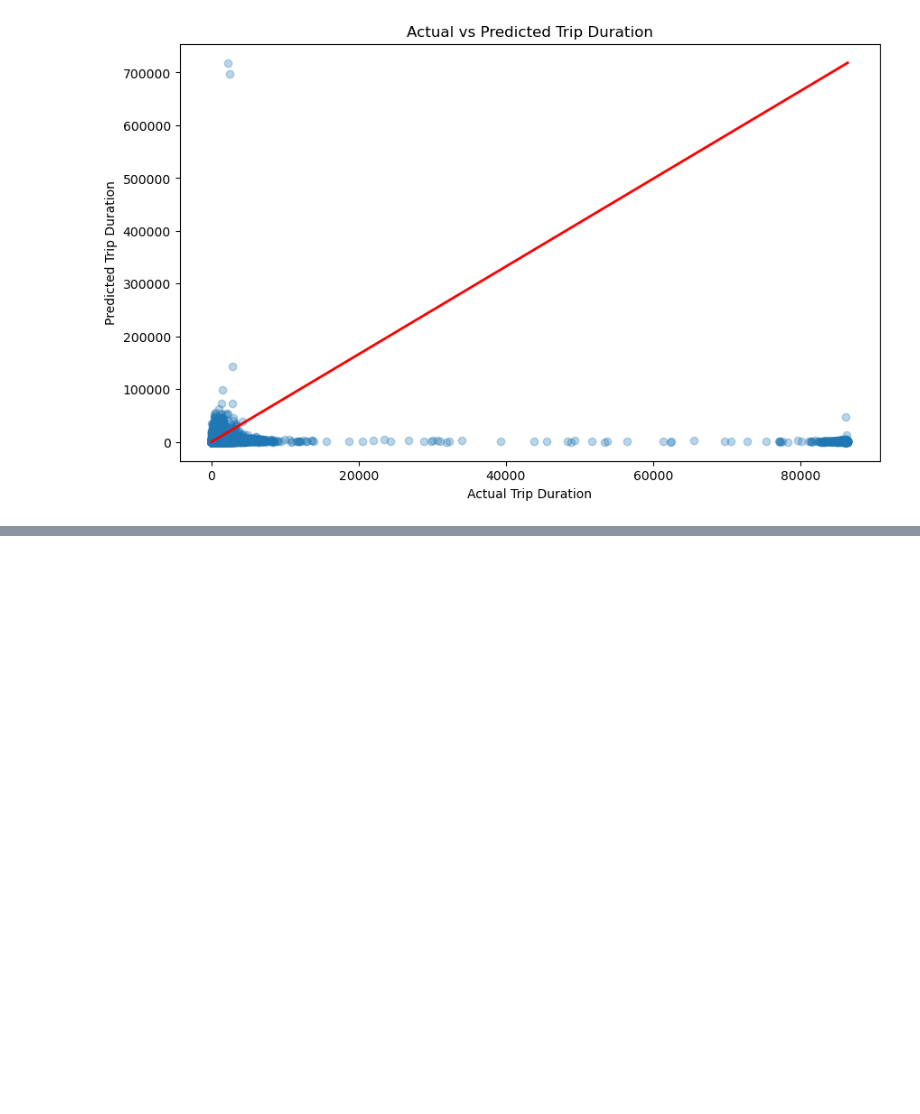
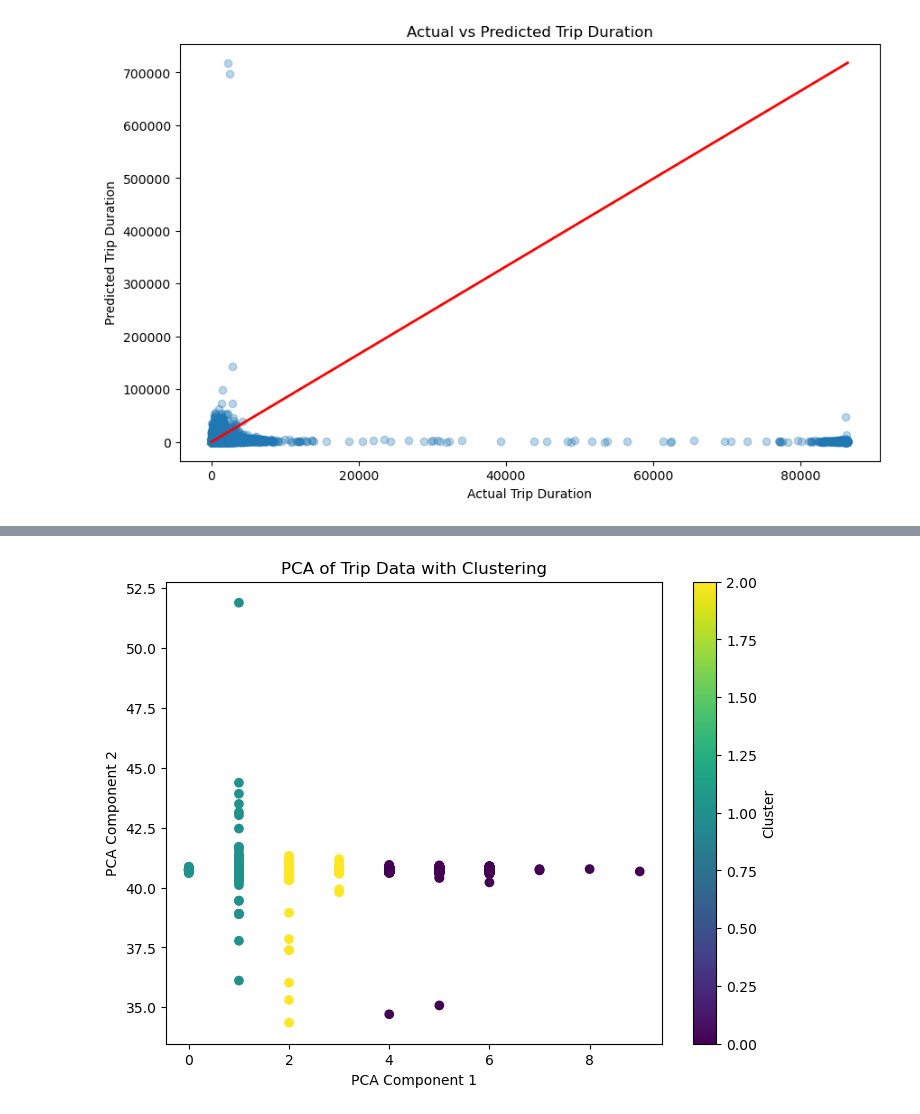
Before and after one commit to FloBeep/Project_4_NYC_TaxiTripData, a Jupyter notebook: local_test_model.ipynb, the cells around one changed output, grey strips where cells are left out. Drawn from its saved outputs; the diff is of its cells as text; code cells hidden in the pictures; blank space fills up the shorter version.

```diff
--- a/local_test_model.ipynb
+++ b/local_test_model.ipynb
@@ -183,0 +392,14 @@ plt.show()
+# %%
+from pyspark.ml.feature import VectorAssembler
+
+# Define the feature columns you want to assemble
+feature_columns = ["passenger_count", "pickup_latitude", "pickup_longitude", "dropoff_latitude", "dropoff_longitude"]
+
+# Create the VectorAssembler
+assembler = VectorAssembler(inputCols=feature_columns, outputCol="features")
+
+# Transform the data to include the features column
+df_prepared = assembler.transform(df2_encoded)
+
+# Display the features and trip_duration
+df_prepared.select("features", "trip_duration").show(truncate=False)
@@ -183,0 +427,15 @@ plt.show()
+# %%
+# Define KMeans model with 3 clusters
+kmeans = KMeans(featuresCol="features", k=3)
+
+# Fit the model
+kmeans_model = kmeans.fit(df_prepared)
+
+# Make predictions (assign cluster labels to each data point)
+predictions = kmeans_model.transform(df_prepared)
+
+# Show the first few predictions with cluster labels
+predictions.select("features", "prediction").show(5, truncate=False)
+
+# Convert to Pandas DataFrame for plotting
+pca_pd = predictions.toPandas()
@@ -183,0 +494,15 @@ plt.show()
+# %%
+# Extract PCA components and cluster predictions
+pca_pd['pca1'] = pca_pd['features'].apply(lambda x: x[0])  # First component
+pca_pd['pca2'] = pca_pd['features'].apply(lambda x: x[1])  # Second component
+
+# Plotting
+plt.figure(figsize=(8, 6))
+plt.scatter(pca_pd['pca1'], pca_pd['pca2'], c=pca_pd['prediction'], cmap='viridis')
+plt.xlabel('PCA Component 1')
+plt.ylabel('PCA Component 2')
+plt.title('PCA of Trip Data with Clustering')
+plt.colorbar(label='Cluster')
+plt.show()
+# %% [output]
+[figure, added]
```
Also changed, not shown: parts of 37 cells of this notebook.
